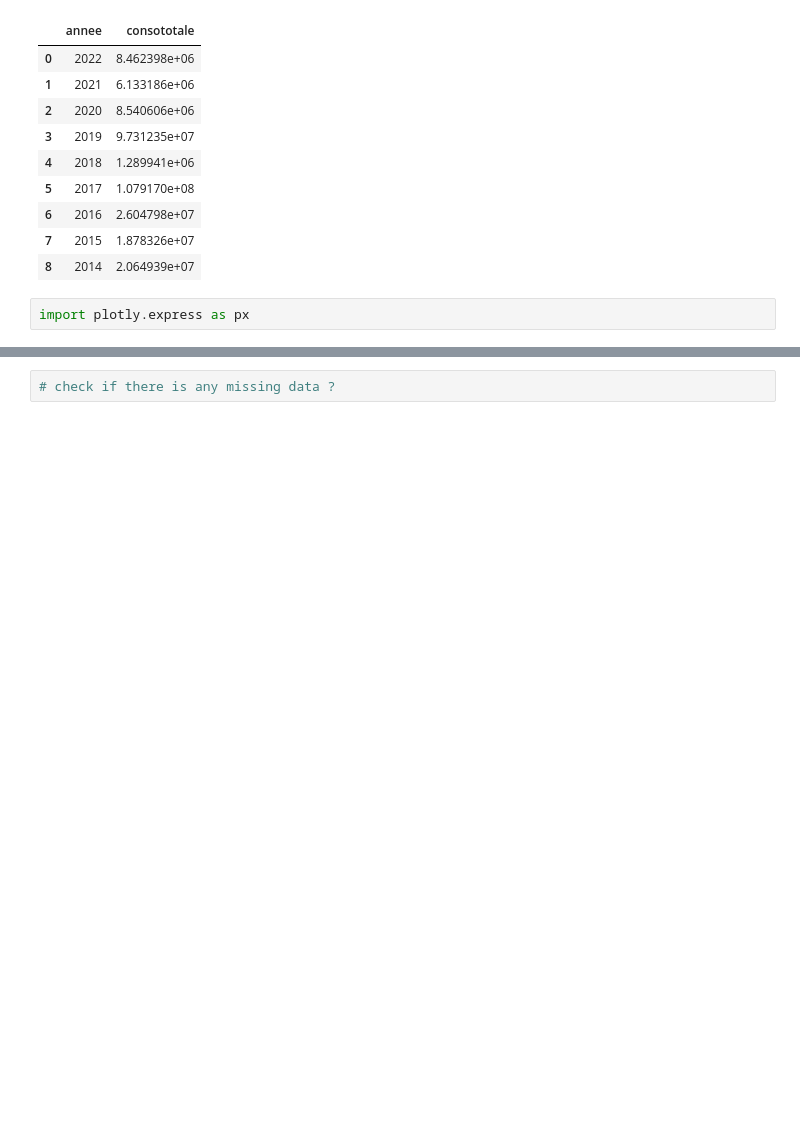
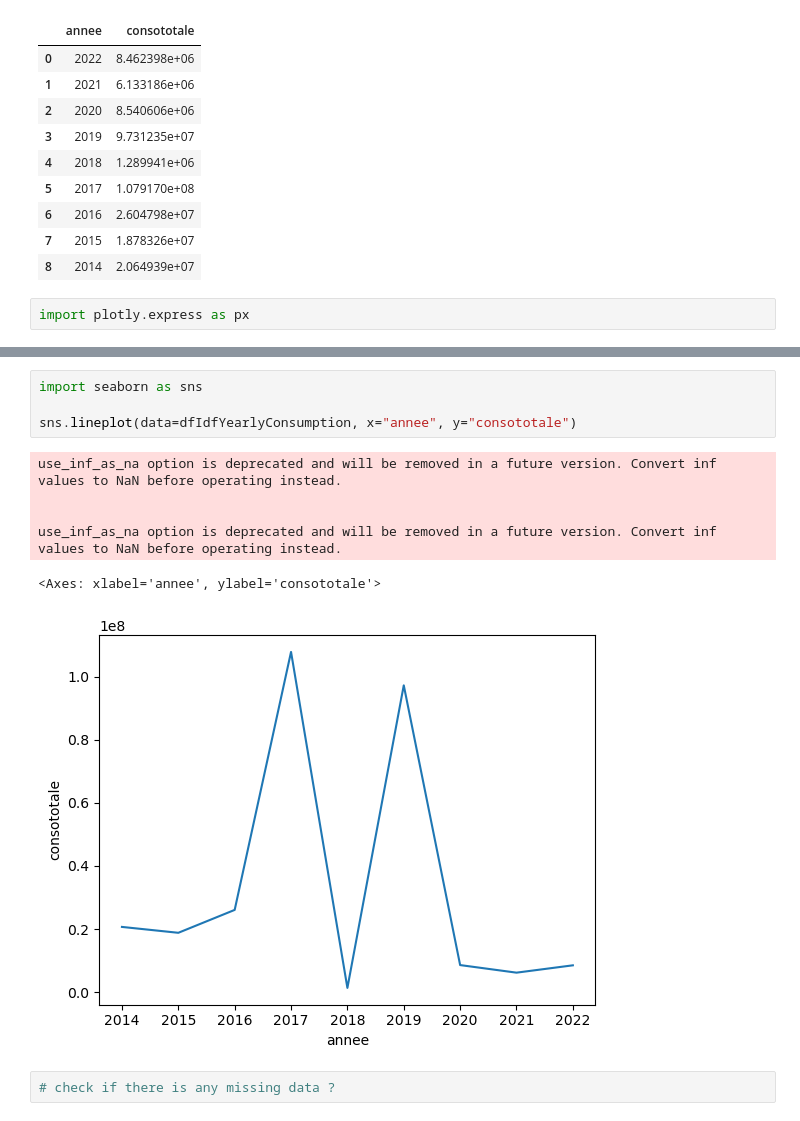
Before and after one commit to pmgzo/my_notebooks, a Jupyter notebook: EPCI.ipynb, the cells around one changed output, grey strips where cells are left out. Saved outputs shown, nothing was run; the diff lists cells and outputs as text; blank space fills up the shorter version.

Commit message:
feat: use seaborn to plot chart

```diff
--- a/EPCI.ipynb
+++ b/EPCI.ipynb
@@ -170,2 +164,13 @@ fig.show()
+# %%
+import seaborn as sns
+
+sns.lineplot(data=dfIdfYearlyConsumption, x="annee", y="consototale")
+# %% [output]
+use_inf_as_na option is deprecated and will be removed in a future version. Convert inf values to NaN before operating instead.
+
+
+use_inf_as_na option is deprecated and will be removed in a future version. Convert inf values to NaN before operating instead.
+<Axes: xlabel='annee', ylabel='consototale'>
+[figure, added]
 # %%
 # check if there is any missing data ?
```
Also changed, not shown: parts of 1 cell of this notebook.
